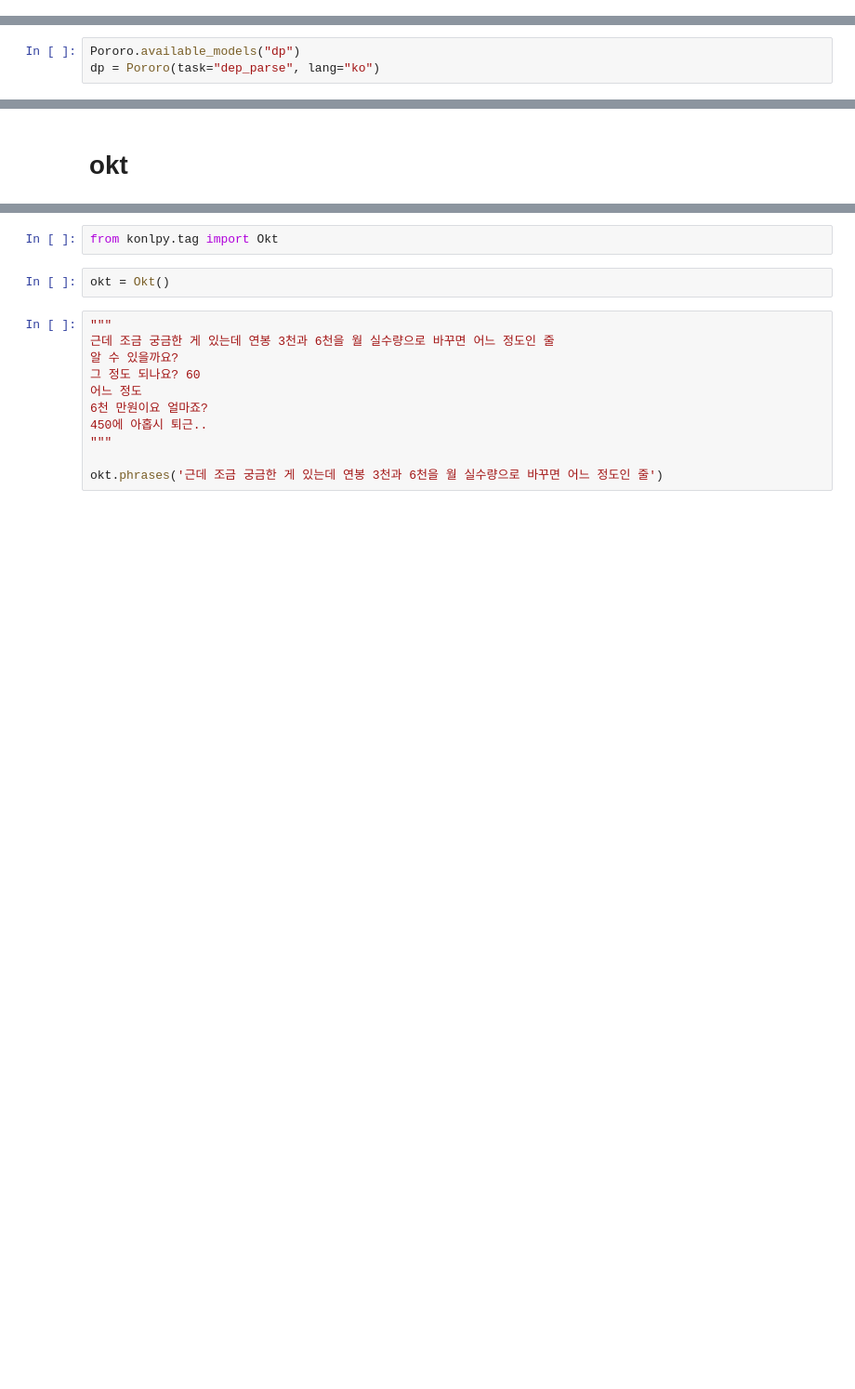
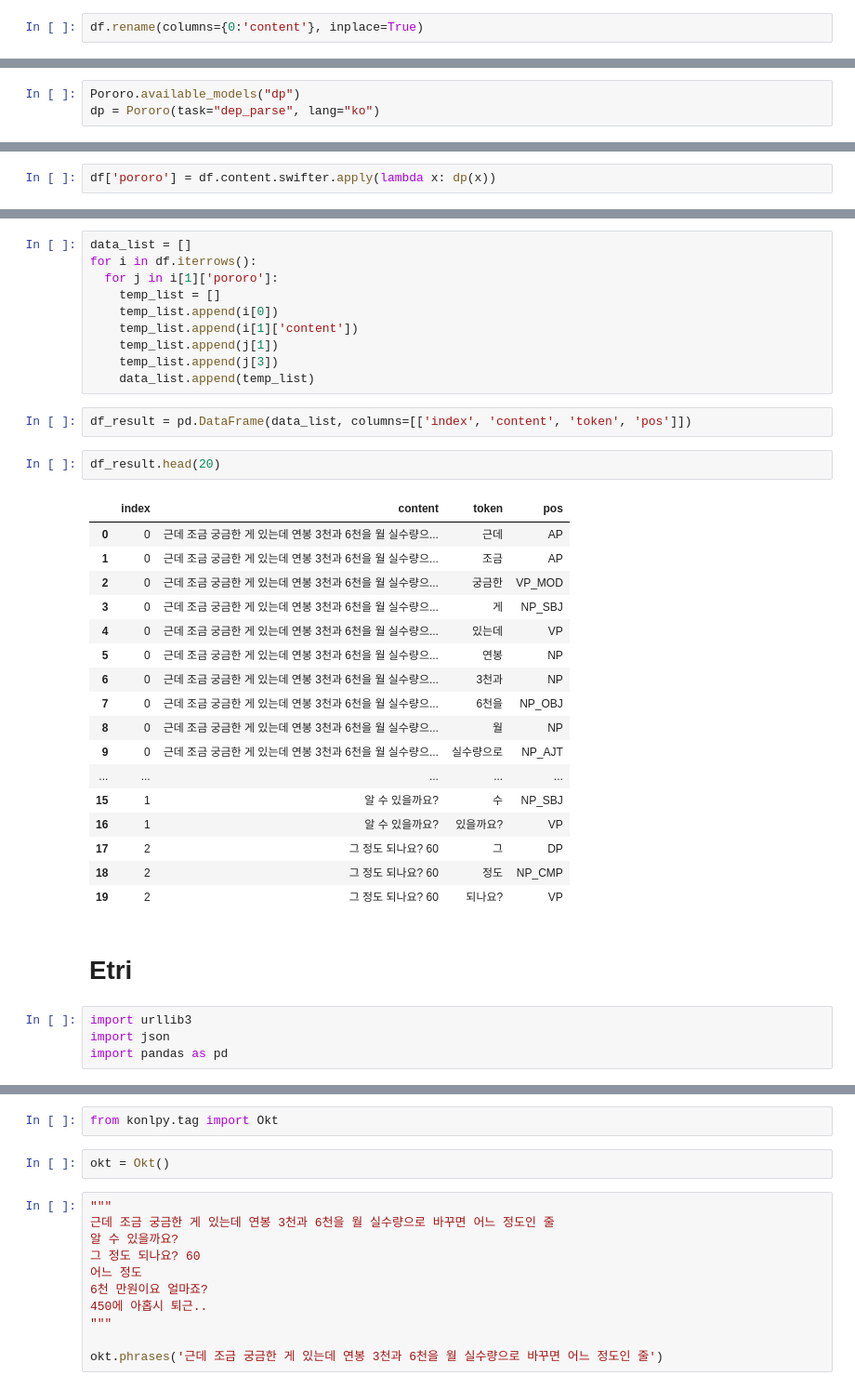
Before and after one commit to textnetkr/MemeProject, a Jupyter notebook: src/comparison/comparison.ipynb, the cells around one changed output, grey strips where cells are left out. Shown: that part at 93% size. Cells and saved outputs as stored; diff of their text form; blank space fills up the shorter version.

Commit message:
pororo, soynlp 추가

```diff
--- a/src/comparison/comparison.ipynb
+++ b/src/comparison/comparison.ipynb
@@ -160,0 +170,2 @@ Tue Dec 13 14:51:53 2022
+# %%
+df.rename(columns={0:'content'}, inplace=True)
@@ -171,0 +189,2 @@ print(dp('왜냐하면 저는 평일보다는 주말에 가치를 두는 사람
+# %%
+df['pororo'] = df.content.swifter.apply(lambda x: dp(x))
@@ -172,2 +200,38 @@ print(dp('왜냐하면 저는 평일보다는 주말에 가치를 두는 사람
+# %%
+data_list = []
+for i in df.iterrows():
+  for j in i[1]['pororo']:
+    temp_list = []
+    temp_list.append(i[0])
+    temp_list.append(i[1]['content'])
+    temp_list.append(j[1])
+    temp_list.append(j[3])
+    data_list.append(temp_list)
+# %%
+df_result = pd.DataFrame(data_list, columns=[['index', 'content', 'token', 'pos']])
+# %%
+df_result.head(20)
+# %% [output]
+|  | index | content | token | pos |
+| 0 | 0 | 근데 조금 궁금한 게 있는데 연봉 3천과 6천을 월 실수량으... | 근데 | AP |
+| 1 | 0 | 근데 조금 궁금한 게 있는데 연봉 3천과 6천을 월 실수량으... | 조금 | AP |
+| 2 | 0 | 근데 조금 궁금한 게 있는데 연봉 3천과 6천을 월 실수량으... | 궁금한 | VP_MOD |
+| 3 | 0 | 근데 조금 궁금한 게 있는데 연봉 3천과 6천을 월 실수량으... | 게 | NP_SBJ |
+| 4 | 0 | 근데 조금 궁금한 게 있는데 연봉 3천과 6천을 월 실수량으... | 있는데 | VP |
+| 5 | 0 | 근데 조금 궁금한 게 있는데 연봉 3천과 6천을 월 실수량으... | 연봉 | NP |
+| 6 | 0 | 근데 조금 궁금한 게 있는데 연봉 3천과 6천을 월 실수량으... | 3천과 | NP |
+| 7 | 0 | 근데 조금 궁금한 게 있는데 연봉 3천과 6천을 월 실수량으... | 6천을 | NP_OBJ |
+| 8 | 0 | 근데 조금 궁금한 게 있는데 연봉 3천과 6천을 월 실수량으... | 월 | NP |
+| 9 | 0 | 근데 조금 궁금한 게 있는데 연봉 3천과 6천을 월 실수량으... | 실수량으로 | NP_AJT |
+| ... | ... | ... | ... | ... |
+| 15 | 1 | 알 수 있을까요? | 수 | NP_SBJ |
+| 16 | 1 | 알 수 있을까요? | 있을까요? | VP |
+| 17 | 2 | 그 정도 되나요? 60 | 그 | DP |
+| 18 | 2 | 그 정도 되나요? 60 | 정도 | NP_CMP |
+| 19 | 2 | 그 정도 되나요? 60 | 되나요? | VP |
 # %% [markdown]
-# okt
+# Etri
+# %%
+import urllib3
+import json
+import pandas as pd
```
Also changed, not shown: parts of 21 cells of this notebook, 1 other file.
